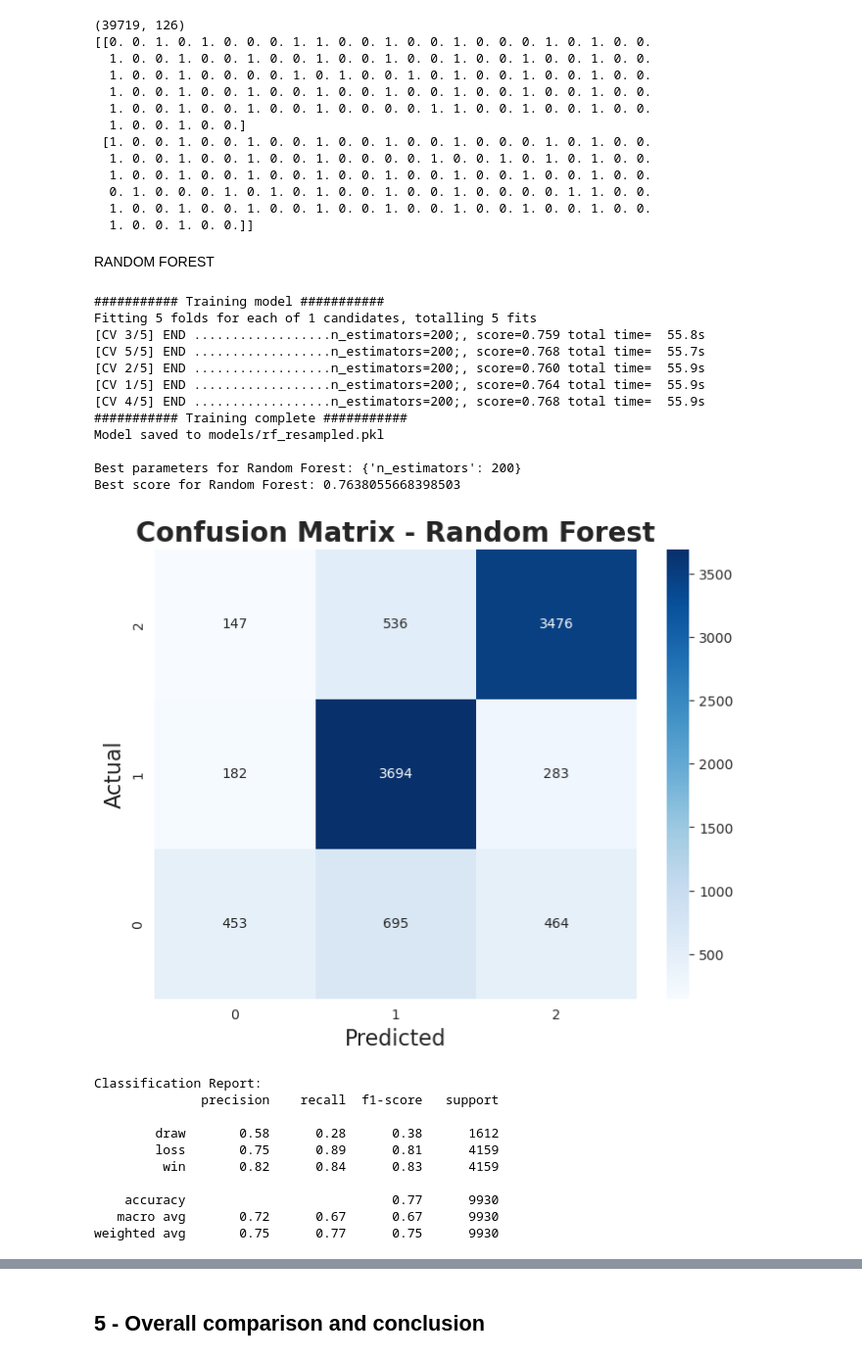
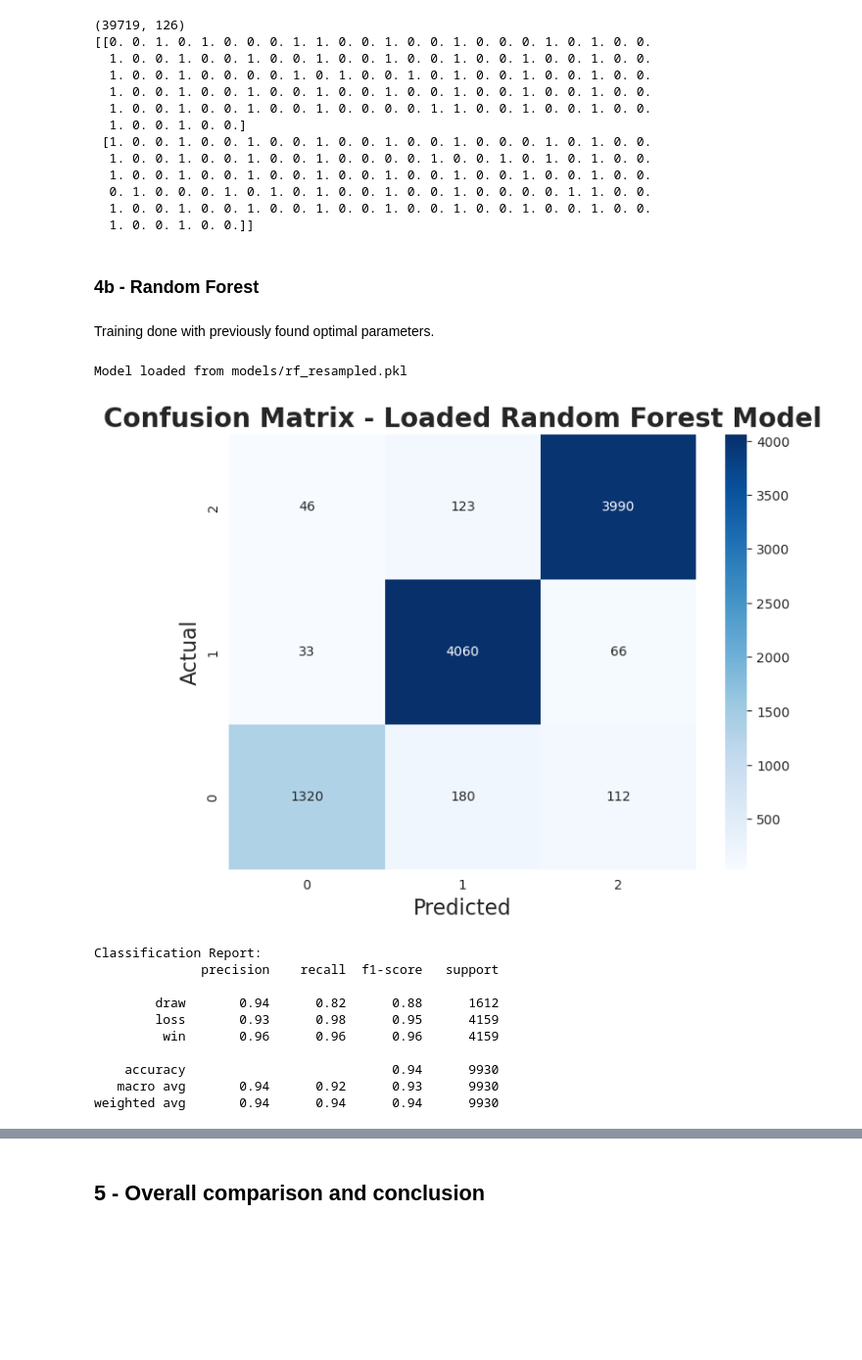
Before and after one commit to ali-hou-supaero/ML_Connect4_Project, a Jupyter notebook: project.ipynb, the cells around one changed output, grey strips where cells are left out. Shown at 98% size. Drawn from its saved outputs; the diff is of its cells as text; code cells hidden in the pictures; blank space fills up the shorter version.

```diff
--- a/project.ipynb
+++ b/project.ipynb
@@ -521,7 +525,7 @@ if choice == 'train':
     }
 
     # Initialize the classifier
-    xgb = XGBClassifier(use_label_encoder=False, eval_metric='mlogloss', random_state=42)
+    xgb = XGBClassifier(eval_metric='mlogloss', random_state=42)
 
     # Initialize GridSearchCV for XGBoost
     grid_search_xgb = GridSearchCV(estimator=xgb, param_grid=param_grid_xgb, cv=5, n_jobs=-1, verbose=3)
@@ -680,11 +688,13 @@ X_train, X_test, y_train, y_test = train_test_split(X_encoded, y, stratify=y)
   0. 1. 0. 0. 0. 1. 0. 1. 0. 1. 0. 0. 1. 0. 0. 1. 0. 0. 0. 0. 1. 1. 0. 0.
   1. 0. 0. 1. 0. 0. 1. 0. 0. 1. 0. 0. 1. 0. 0. 1. 0. 0. 1. 0. 0. 1. 0. 0.
   1. 0. 0. 1. 0. 0.]]
-# %% [markdown]
-RANDOM FOREST
+# %% [markdown]
+### 4b - Random Forest
+# %% [markdown]
+Training done with previously found optimal parameters.
 # %%
-choice = input("Do you want to train the Random Forest model or load it? (type 'train' or 'load'): ").strip().lower()
-model_name = input("Enter Random Forest model filename to create or load (e.g., rf.pkl): ").strip()
+choice = input("Do you want to train the Random Forest model RESAMPLED or load it? (type 'train' or 'load'): ").strip().lower()
+model_name = input("Enter Random Forest model filename to create or load (e.g., rf_resampled.pkl): ").strip()
 
 model_path = os.path.join("models", model_name)
 
@@ -695,11 +705,15 @@ if choice == 'train':
 
     # Define the parameter grid for Random Forest
     param_grid_rf = {
+        # Number of trees in the forest. More trees = better generalization, but slower training.
         'n_estimators': [200],
-        # 'max_depth': [None, 10, 20, 30],
-        # 'min_samples_split': [2, 5, 10],
-        # 'min_samples_leaf': [1, 2, 4]
-    }
+
+        # Maximum depth of each tree. None means nodes are expanded until all leaves are pure. This impacts complexity and overfitting.
+        'max_depth': [None],
+
+        # Minimum number of samples required to be at a leaf node. Higher values reduce overfitting.
+        'min_samples_leaf': [1]
+        }
 
     # Initialize the classifiers
     rf = RandomForestClassifier(random_state=42)
@@ -711,53 +725,42 @@ if choice == 'train':
     grid_search_rf.fit(X_train, y_train)
     print("########### Training complete ###########")
 
     # Save or overwrite
     joblib.dump(value=grid_search_rf.best_estimator_, filename=model_path)
     print(f"Model saved to {model_path}\n")
 
     print(f"Best parameters for Random Forest: {grid_search_rf.best_params_}")
     print(f"Best score for Random Forest: {grid_search_rf.best_score_}")
 
     # Evaluate the best Random Forest model on the test set
     best_rf = grid_search_rf.best_estimator_
     y_pred_rf = best_rf.predict(X_test)
 
     performance_display(y_test, y_pred_rf, "Random Forest")
 
 
 elif choice == 'load':
     if os.path.exists(model_path):
         model = joblib.load(model_path)
         print(f"Model loaded from {model_path}")
         y_pred_rf = model.predict(X_test)
         performance_display(y_test, y_pred_rf, "Loaded Random Forest Model")
 
     else:
         print(f"No model found at {model_path}. Please train it first.")
 
 else:
     print("Invalid choice. Please type 'train' or 'load'.")
 # %% [output]
-########### Training model ###########
-Fitting 5 folds for each of 1 candidates, totalling 5 fits
-[CV 3/5] END ..................n_estimators=200;, score=0.759 total time=  55.8s
-[CV 5/5] END ..................n_estimators=200;, score=0.768 total time=  55.7s
-[CV 2/5] END ..................n_estimators=200;, score=0.760 total time=  55.9s
-[CV 1/5] END ..................n_estimators=200;, score=0.764 total time=  55.9s
-[CV 4/5] END ..................n_estimators=200;, score=0.768 total time=  55.9s
-########### Training complete ###########
-Model saved to models/rf_resampled.pkl
-
-Best parameters for Random Forest: {'n_estimators': 200}
-Best score for Random Forest: 0.7638055668398503
+Model loaded from models/rf_resampled.pkl
-[figure, old version]
+[figure, new version]
 Classification Report:
               precision    recall  f1-score   support
 
-        draw       0.58      0.28      0.38      1612
-        loss       0.75      0.89      0.81      4159
-         win       0.82      0.84      0.83      4159
+        draw       0.94      0.82      0.88      1612
+        loss       0.93      0.98      0.95      4159
+         win       0.96      0.96      0.96      4159
 
-    accuracy                           0.77      9930
-   macro avg       0.72      0.67      0.67      9930
-weighted avg       0.75      0.77      0.75      9930
+    accuracy                           0.94      9930
+   macro avg       0.94      0.92      0.93      9930
+weighted avg       0.94      0.94      0.94      9930
```
Also changed, not shown: parts of 25 cells of this notebook, 6 other files.
